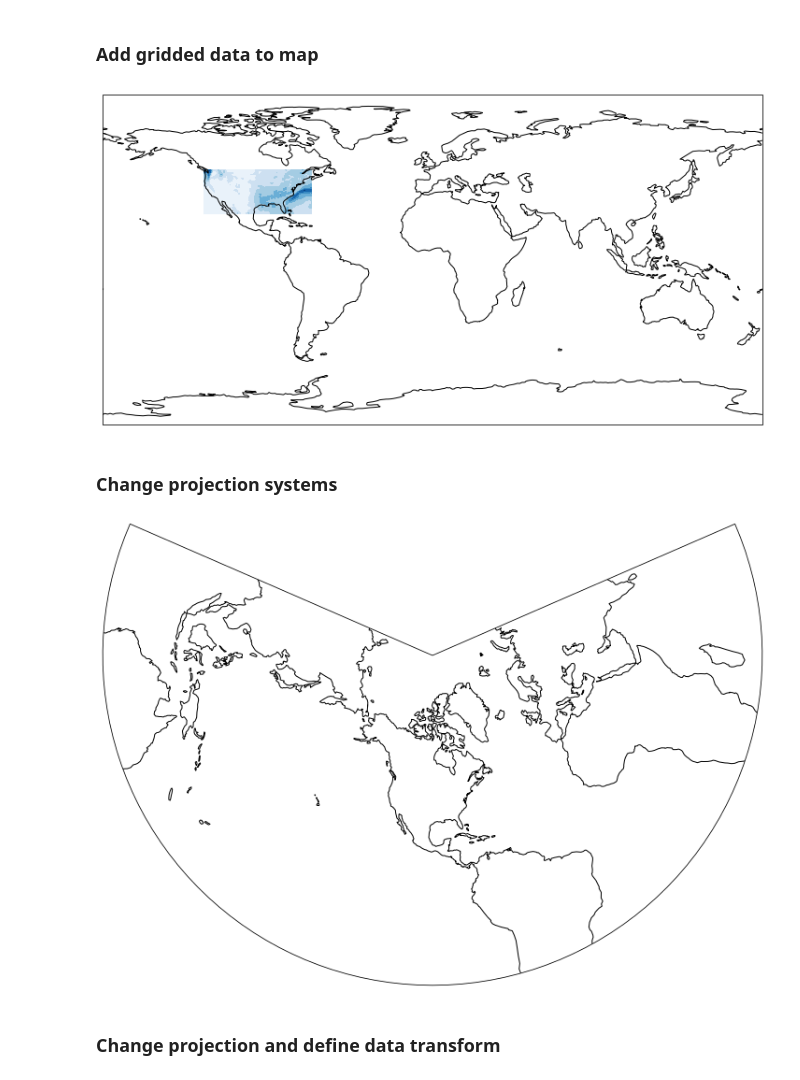
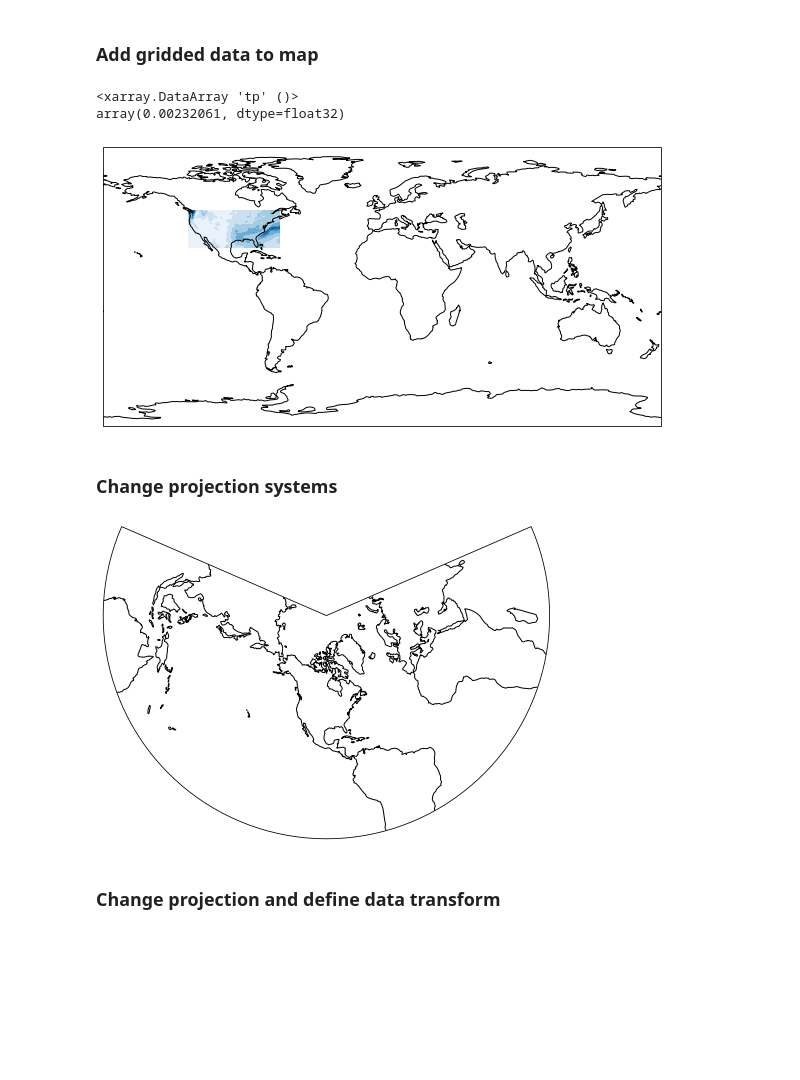
Before and after one commit to JohnnyRyan1/geospatial-data-science, a Jupyter notebook: lectures/lecture8/lecture-8.ipynb, the cells around one changed output. Drawn from its saved outputs; the diff is of its cells as text; code cells hidden in the pictures; blank space fills up the shorter version.

```diff
--- a/lectures/lecture8/lecture-8.ipynb
+++ b/lectures/lecture8/lecture-8.ipynb
@@ -261,8 +244,16 @@ ax.coastlines()
 # Import packages
 import xarray as xr
 
+# Define filepath
+filepath = '/Users/jryan4/Dropbox (University of Oregon)/Teaching/geospatial-data-science/data/lecture8/'
+
 # Read data
-tp = xr.open_dataset('/Users/jryan4/Dropbox (University of Oregon)/Teaching/geospatial-data-science/data/lecture8/era_2020_tp.nc')
+tp = xr.open_dataset(filepath + 'era_2020_tp.nc')
+# %%
+tp['tp'].mean()
+# %% [output]
+<xarray.DataArray 'tp' ()>
+array(0.00232061, dtype=float32)
 # %%
 # Create figure with no axes
 fig = plt.figure(figsize=(10, 10))
@@ -272,25 +263,25 @@ ax = plt.axes(projection=ccrs.PlateCarree())
 ax.set_global()
 ax.coastlines()
 
-ax.contourf(tp['longitude'], tp['latitude'], np.mean(tp['tp'], axis=0))  # didn't use transform, but looks ok...
+ax.contourf(tp['longitude'], tp['latitude'], np.mean(tp['tp'], axis=0), cmap='Blues')
 plt.show()
 # %% [output]
-[figure, old version]
+[figure, new version]
 # %% [markdown]
 ### Change projection systems
 # %%
 # Create figure with no axes
-fig = plt.figure(figsize=(10, 10))
+fig = plt.figure(figsize=(8, 8))
 
 # Define a GeoAxes instance with LambertConformal projection
 ax = plt.axes(projection=ccrs.LambertConformal())
 ax.set_global()
 ax.coastlines()
 
-ax.contourf(tp['longitude'], tp['latitude'], np.mean(tp['tp'], axis=0)) # didn't use transform, uh oh!
+ax.contourf(tp['longitude'], tp['latitude'], np.mean(tp['tp'], axis=0), cmap='Blues')
 plt.show()
 # %% [output]
-[figure, old version]
+[figure, new version]
 # %% [markdown]
 ### Change projection and define data transform
 # %%
```
Also changed, not shown: parts of 28 cells of this notebook, 2 other files.
